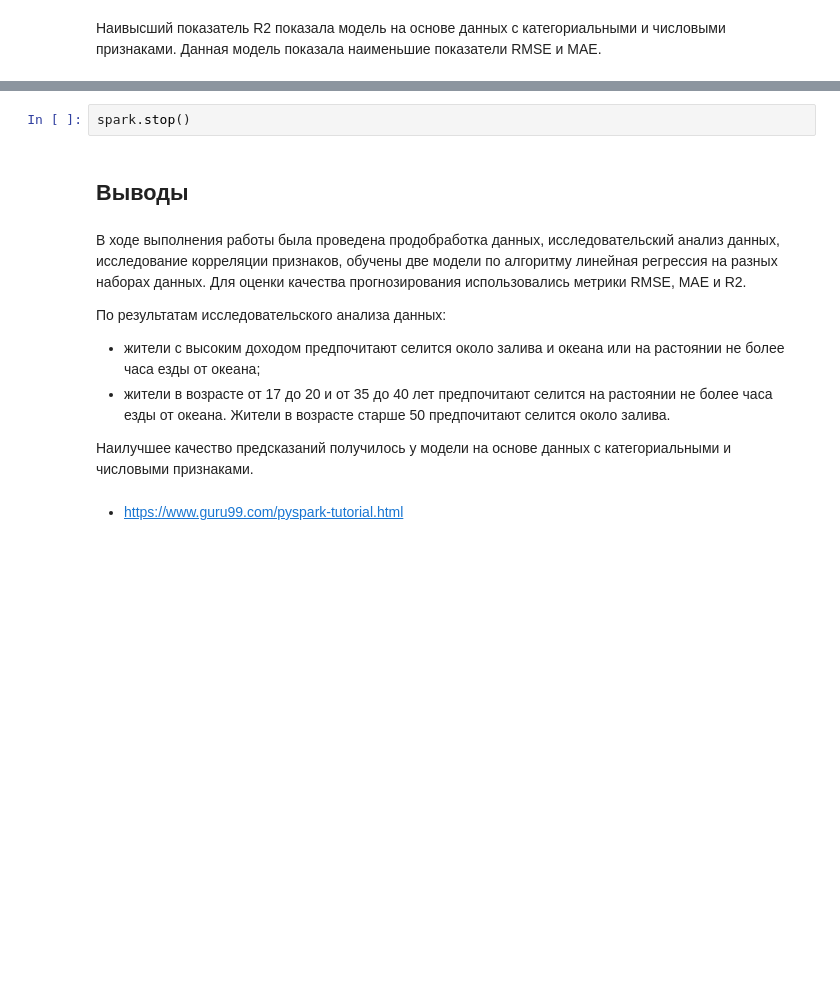
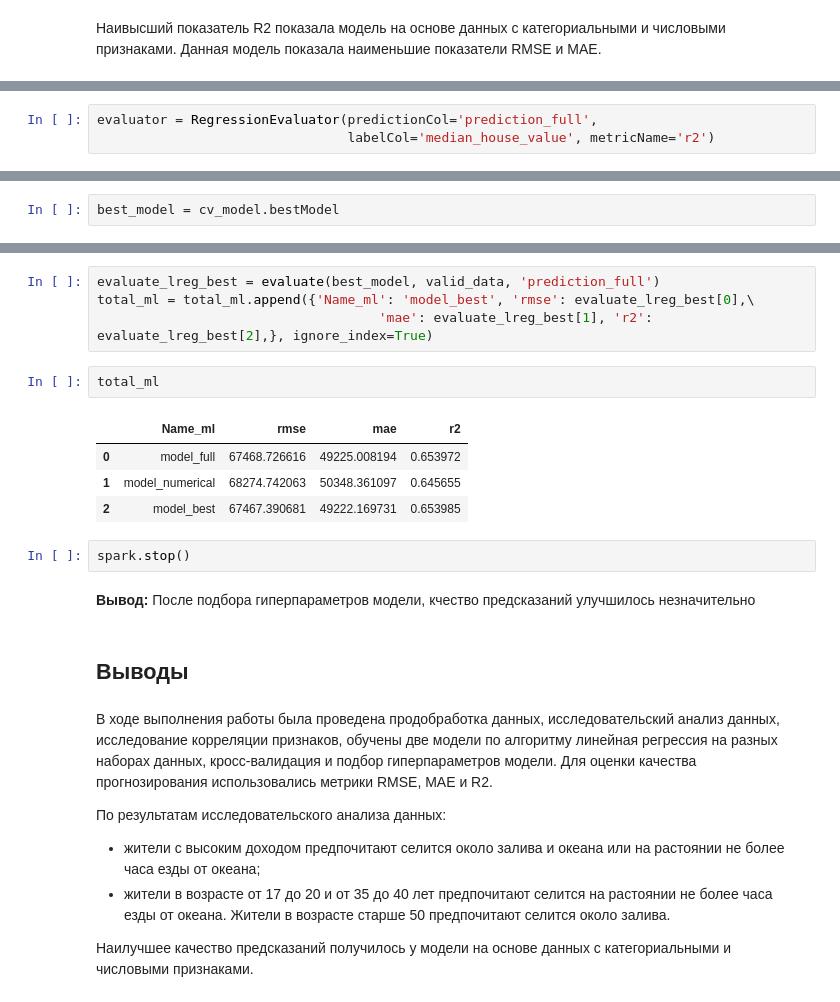
Before and after one commit to Irinazipzone/SPARK-predicting-the-cost-of-housing, a Jupyter notebook: Predicting the cost of housing in California.ipynb, the cells around one changed output, grey strips where cells are left out. Saved outputs shown, nothing was run; the diff lists cells and outputs as text; blank space fills up the shorter version.

```diff
--- a/Predicting the cost of housing in California.ipynb
+++ b/Predicting the cost of housing in California.ipynb
@@ -323,0 +374,3 @@ total_ml
+# %%
+evaluator = RegressionEvaluator(predictionCol='prediction_full',
+                                labelCol='median_house_value', metricName='r2')
@@ -323,0 +394,2 @@ total_ml
+# %%
+best_model = cv_model.bestModel
@@ -324,14 +412,25 @@ total_ml
+# %%
+evaluate_lreg_best = evaluate(best_model, valid_data, 'prediction_full')
+total_ml = total_ml.append({'Name_ml': 'model_best', 'rmse': evaluate_lreg_best[0],\
+                                    'mae': evaluate_lreg_best[1], 'r2': evaluate_lreg_best[2],}, ignore_index=True)
+# %%
+total_ml
+# %% [output]
+|  | Name_ml | rmse | mae | r2 |
+| 0 | model_full | 67468.726616 | 49225.008194 | 0.653972 |
+| 1 | model_numerical | 68274.742063 | 50348.361097 | 0.645655 |
+| 2 | model_best | 67467.390681 | 49222.169731 | 0.653985 |
 # %%
 spark.stop()
+# %% [markdown]
+**Вывод:** После подбора гиперпараметров модели, кчество предсказаний улучшилось незначительно
 # %% [markdown]
 ## Выводы
 # %% [markdown]
-В ходе выполнения работы была проведена продобработка данных, исследовательский анализ данных, исследование корреляции признаков, обучены две модели по алгоритму линейная регрессия на разных наборах данных. Для оценки качества прогнозирования использовались метрики RMSE, MАE и R2.
+В ходе выполнения работы была проведена продобработка данных, исследовательский анализ данных, исследование корреляции признаков, обучены две модели по алгоритму линейная регрессия на разных наборах данных, кросс-валидация и подбор гиперпараметров модели. Для оценки качества прогнозирования использовались метрики RMSE, MАE и R2.
 
 По результатам исследовательского анализа данных:
 - жители с высоким доходом предпочитают селится около залива и океана или на растоянии не более часа езды от океана;
 - жители в возрасте от 17 до 20 и от 35 до 40 лет предпочитают селится на растоянии не более часа езды от океана. Жители в возрасте старше 50 предпочитают селится около залива.
 
 Наилучшее качество предсказаний получилось у модели на основе данных с категориальными и числовыми признаками.
-# %% [markdown]
-+  https://www.guru99.com/pyspark-tutorial.html
```
Also changed, not shown: parts of 21 cells of this notebook.
